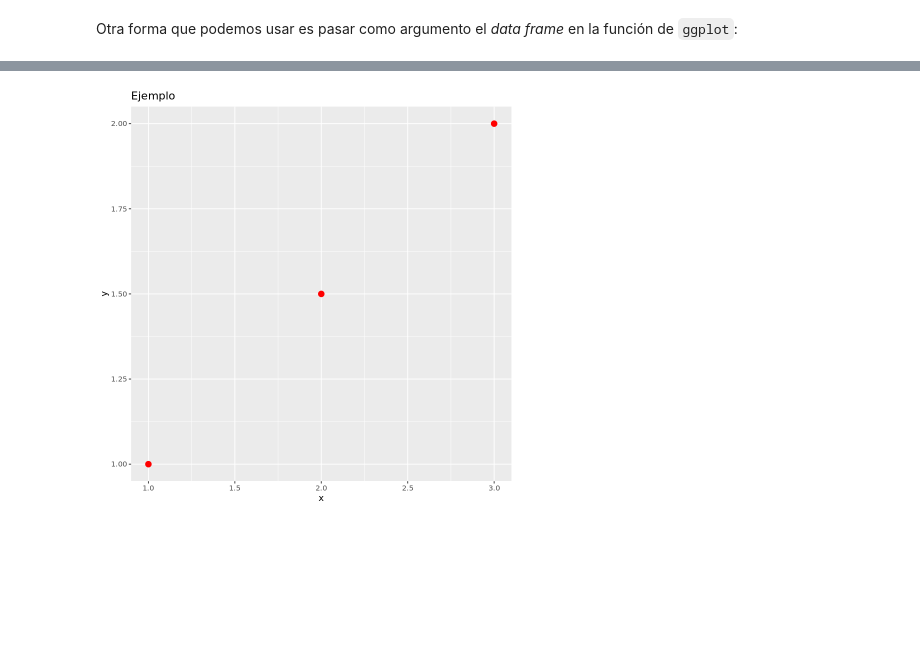
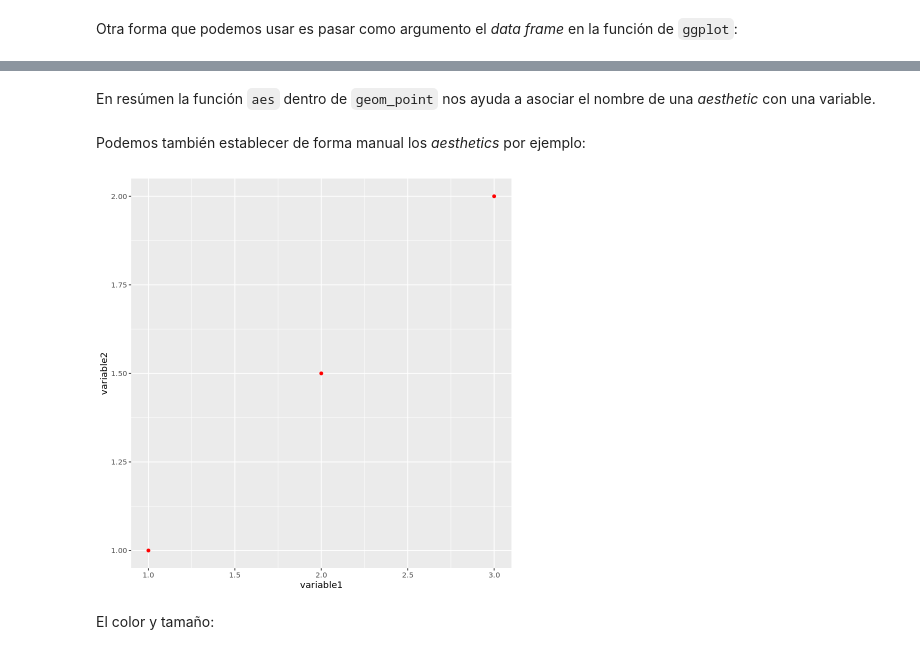
Before and after one commit to palmoreck/laboratorios, a Jupyter notebook: introduccion/4_ggplot2.ipynb, the cells around one changed output, grey strips where cells are left out. Cells and saved outputs as stored; diff of their text form; code cells hidden in the pictures; blank space fills up the shorter version.

```diff
--- a/introduccion/4_ggplot2.ipynb
+++ b/introduccion/4_ggplot2.ipynb
@@ -93,7 +143,11 @@ coordinate_system2 + geom_point(aes(x = x, y = y))
+# %% [markdown]
+En resúmen la función `aes` dentro de `geom_point` nos ayuda a asociar el nombre de una *aesthetic* con una variable.
+# %% [markdown]
+Podemos también establecer de forma manual los *aesthetics* por ejemplo:
 # %%
-coordinate_system2 + geom_point(aes(x = x, y = y),
-                                size = 3,
-                                color = "red") +
-                     ggtitle('Ejemplo')
+coordinate_system2 + geom_point(aes(x = variable1, y = variable2),
+                                color = "red")
 # %% [output]
-[figure, old version]
+[figure, new version]
+# %% [markdown]
+El color y tamaño:
```
Also changed, not shown: parts of 24 cells of this notebook.
